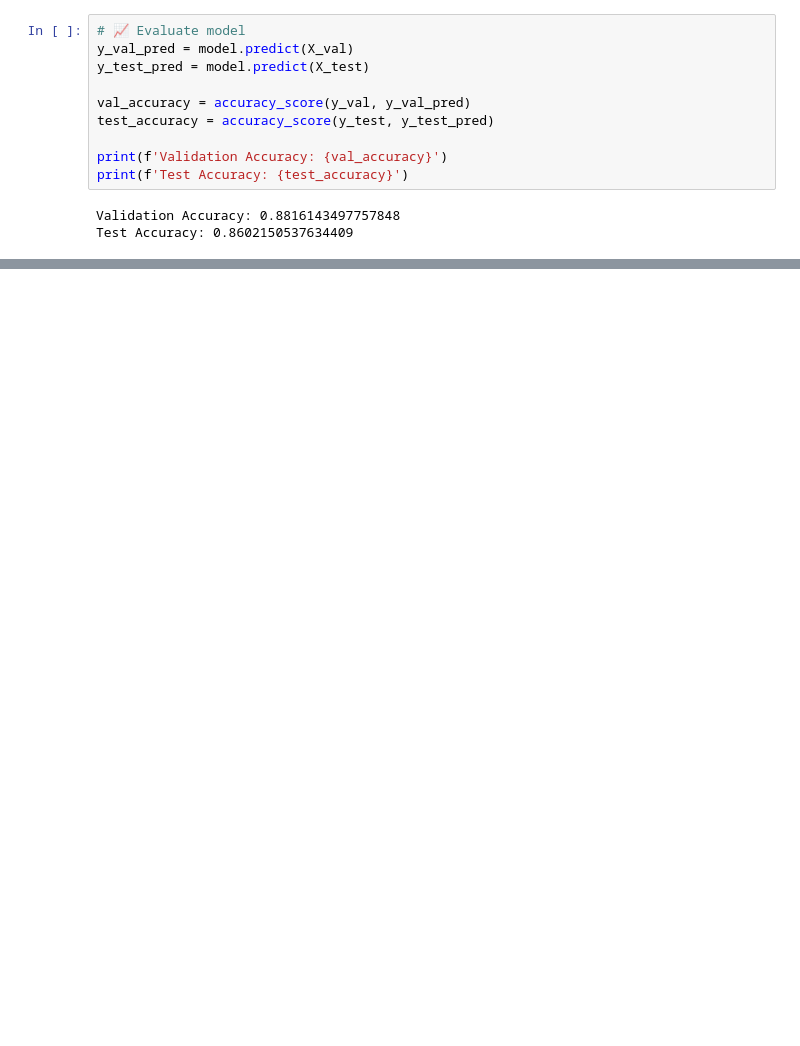
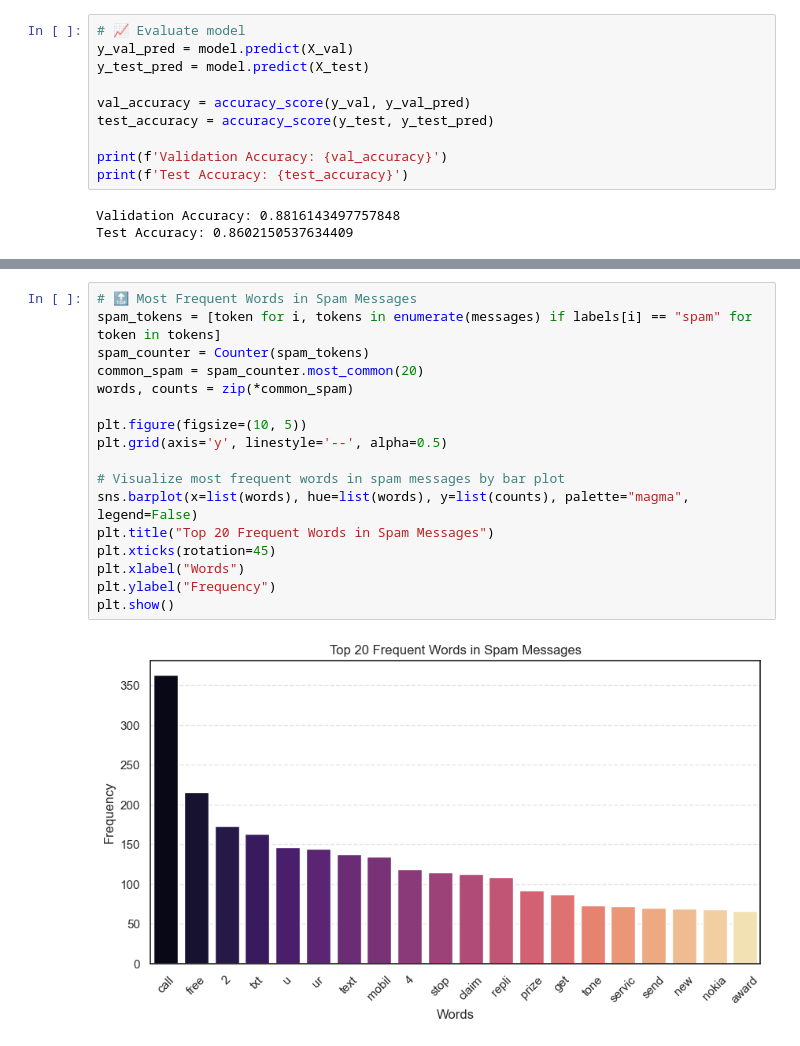
Before and after one commit to Phatban/Spam_Classification_Naive_Bayes, a Jupyter notebook: text_classification.ipynb, the cells around one changed output, grey strips where cells are left out. Cells and saved outputs as stored; diff of their text form; blank space fills up the shorter version.

```diff
--- a/text_classification.ipynb
+++ b/text_classification.ipynb
@@ -186,0 +240,19 @@ Predicted category for "Free entry in 2 a weekly competition to win tickets!": s
+# %%
+# 🔝 Most Frequent Words in Spam Messages
+spam_tokens = [token for i, tokens in enumerate(messages) if labels[i] == "spam" for token in tokens]
+spam_counter = Counter(spam_tokens)
+common_spam = spam_counter.most_common(20)
+words, counts = zip(*common_spam)
+
+plt.figure(figsize=(10, 5))
+plt.grid(axis='y', linestyle='--', alpha=0.5)
+
+# Visualize most frequent words in spam messages by bar plot
+sns.barplot(x=list(words), hue=list(words), y=list(counts), palette="magma", legend=False)
+plt.title("Top 20 Frequent Words in Spam Messages")
+plt.xticks(rotation=45)
+plt.xlabel("Words")
+plt.ylabel("Frequency")
+plt.show()
+# %% [output]
+[figure, added]
```
Also changed, not shown: parts of 15 cells of this notebook, 1 other file.
